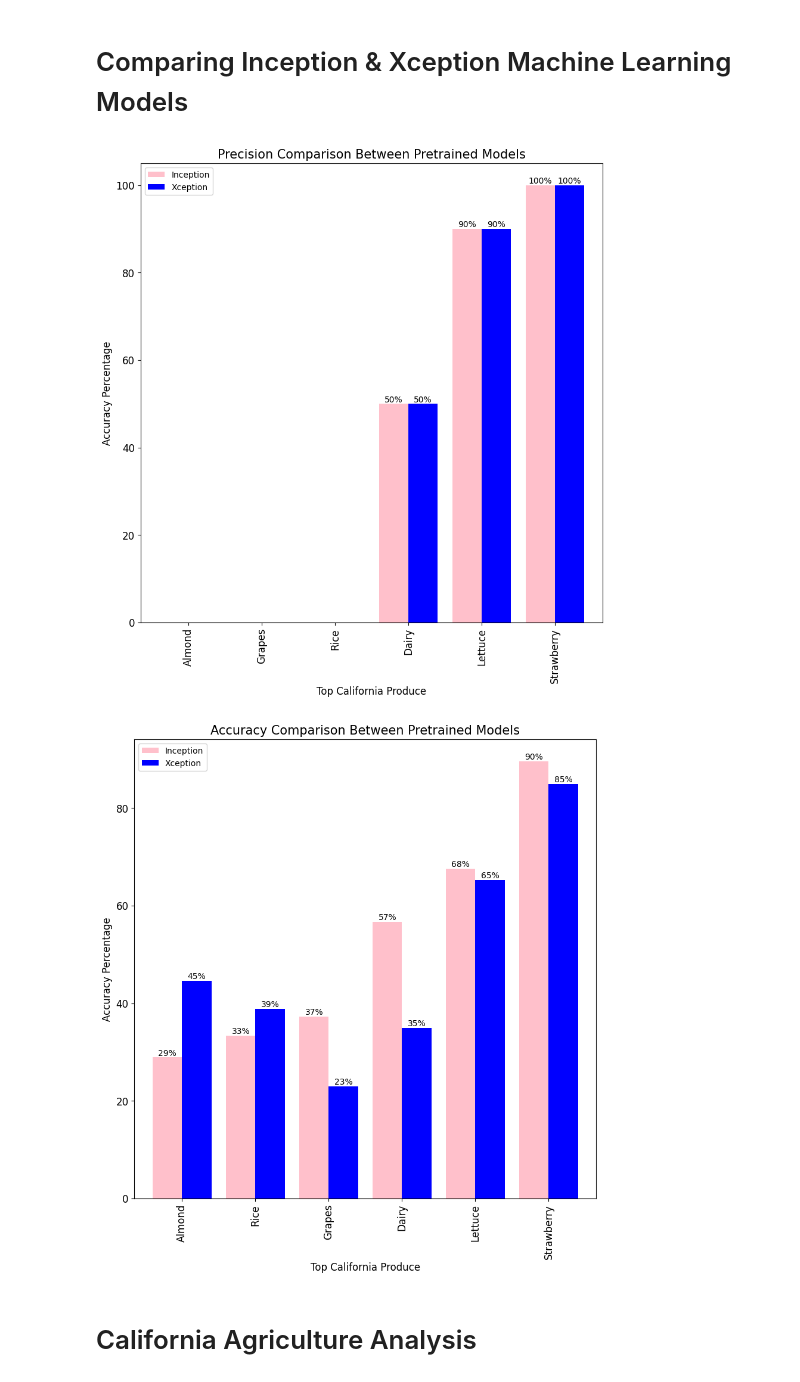
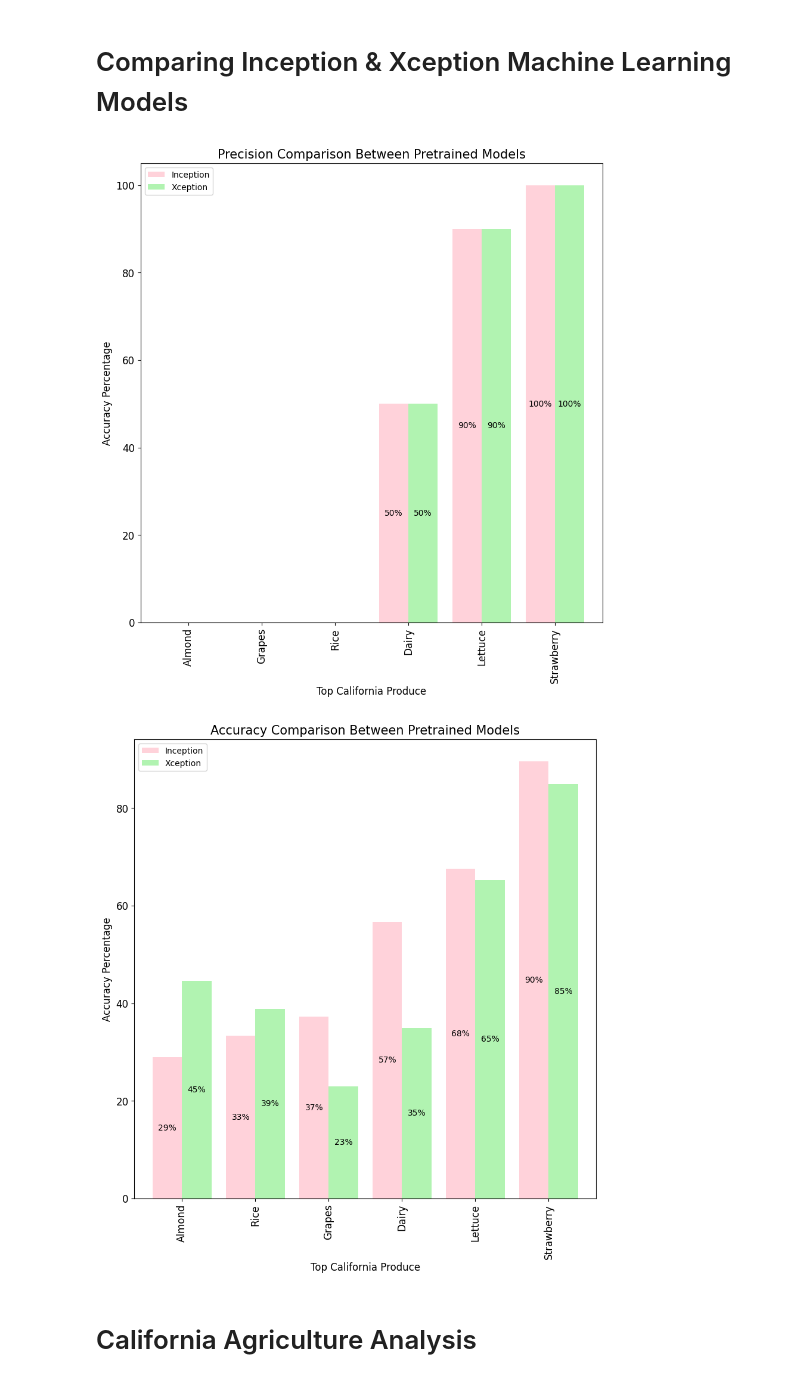
Before and after one commit to lleiva25/Project4, a Jupyter notebook: 2018_California__Agriculture_Statistics.ipynb, the cells around one changed output. Cells and saved outputs as stored; diff of their text form; code cells hidden in the pictures.

```diff
--- a/2018_California__Agriculture_Statistics.ipynb
+++ b/2018_California__Agriculture_Statistics.ipynb
@@ -49,9 +49,10 @@ xception_df.set_index('Produce', inplace=True)
 df.set_index('Produce', inplace=True)
 df1.set_index('Produce', inplace=True)
 # %%
-ax = df1.sort_values(by='Inception Precision').plot(kind='bar',color=['pink', 'blue'],
+ax = df1.sort_values(by='Inception Precision').plot(kind='bar',color=['pink', 'lightgreen'],
                                                   align='center',figsize=(10,10),width=0.8,
-                                                  fontsize=12)
+                                                  fontsize=12, alpha=0.7)
+#ax.set_facecolor(alpha=1
 
 #Title graph
 plt.title(f"Precision Comparison Between Pretrained Models",fontsize=15)
@@ -65,29 +66,33 @@ ax.set_xlabel('Top California Produce',fontsize=12)
 
 #Labeling the bars in the graph
 for c in ax.containers:
-    ax.bar_label(c, fmt=lambda x: f'{x:.0f}%' if x>0 else'', label_type='edge',fontsize=10)
+    ax.bar_label(c, fmt=lambda x: f'{x:.0f}%' if x>0 else'', label_type='center',fontsize=10)
+
+plt.savefig("PrecisionPreTrained.png",bbox_inches='tight',dpi=100,transparent=True)
 # %% [output]
-[figure, old version]
+[figure, new version]
 # %%
-ax = df.sort_values(by='Inception Accuracy').plot(kind='bar',color=['pink', 'blue'],
+ax = df.sort_values(by='Inception Accuracy').plot(kind='bar',color=['pink', 'lightgreen'],
                                                   align='center',figsize=(10,10),width=0.8,
-                                                  fontsize=12)
-
+                                                  fontsize=12, alpha=0.7)
+#ax.set_facecolor(alpha=1)
 #Title graph
 plt.title(f"Accuracy Comparison Between Pretrained Models",fontsize=15)
 
 #Removing the Legend
 ax.legend(labels = ['Inception','Xception'])
 
 #Labeling x y axis
 ax.set_ylabel('Accuracy Percentage',fontsize=12)
 ax.set_xlabel('Top California Produce',fontsize=12)
 
 #Labeling the bars in the graph
 for c in ax.containers:
-    ax.bar_label(c, fmt=lambda x: f'{x:.0f}%' if x>0 else'', label_type='edge',fontsize=10)
+    ax.bar_label(c, fmt=lambda x: f'{x:.0f}%' if x>0 else'', label_type='center',fontsize=10)
+
+plt.savefig("AccuracyPreTrained.png",bbox_inches='tight',dpi=100,transparent=True)
 # %% [output]
-[figure, old version]
+[figure, new version]
 # %% [markdown]
 <h1>California Agriculture Analysis</h1>
 # %%
```
Also changed, not shown: parts of 3 cells of this notebook.
